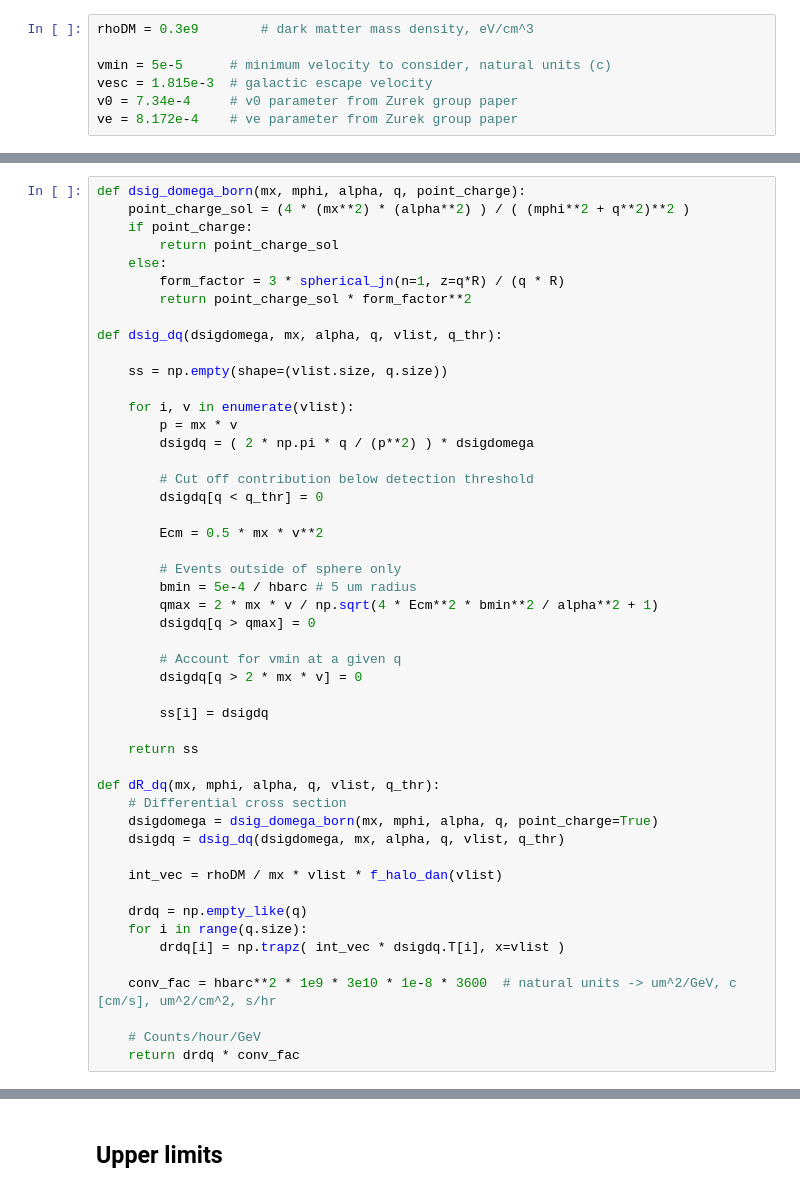
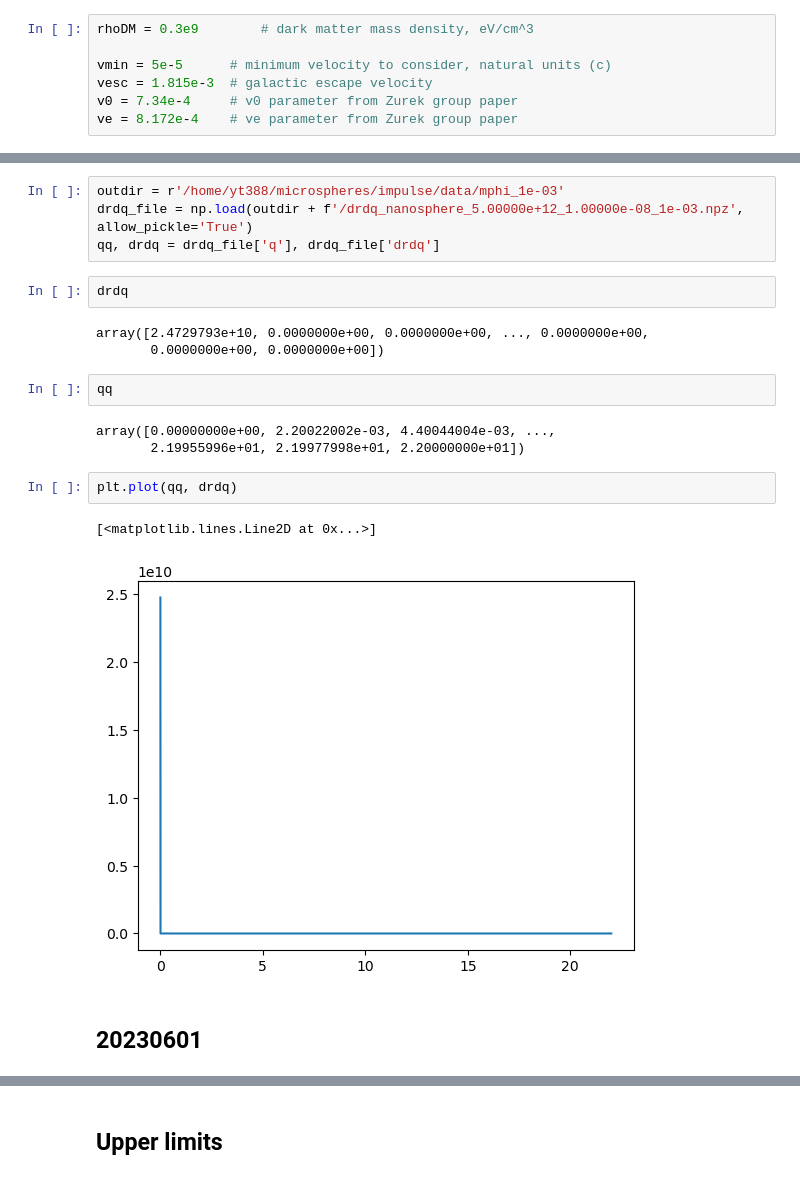
Before and after one commit to yuhants/impulse, a Jupyter notebook: yuhan/set_limits_massless_mediator.ipynb, the cells around one changed output, grey strips where cells are left out. Saved outputs shown, nothing was run; the diff lists cells and outputs as text.

```diff
--- a/yuhan/set_limits_massless_mediator.ipynb
+++ b/yuhan/set_limits_massless_mediator.ipynb
@@ -59,49 +28,21 @@ def f_halo_dan(v):
-# %%
-def dsig_domega_born(mx, mphi, alpha, q, point_charge):
-    point_charge_sol = (4 * (mx**2) * (alpha**2) ) / ( (mphi**2 + q**2)**2 )
-    if point_charge:
-        return point_charge_sol
-    else:
-        form_factor = 3 * spherical_jn(n=1, z=q*R) / (q * R)
-        return point_charge_sol * form_factor**2
-
-def dsig_dq(dsigdomega, mx, alpha, q, vlist, q_thr):
-
-    ss = np.empty(shape=(vlist.size, q.size))
-
-    for i, v in enumerate(vlist):
-        p = mx * v
-        dsigdq = ( 2 * np.pi * q / (p**2) ) * dsigdomega
-
-        # Cut off contribution below detection threshold
-        dsigdq[q < q_thr] = 0
-
-        Ecm = 0.5 * mx * v**2
-
-        # Events outside of sphere only
-        bmin = 5e-4 / hbarc # 5 um radius
-        qmax = 2 * mx * v / np.sqrt(4 * Ecm**2 * bmin**2 / alpha**2 + 1)
-        dsigdq[q > qmax] = 0
-
-        # Account for vmin at a given q
-        dsigdq[q > 2 * mx * v] = 0
-
-        ss[i] = dsigdq
-
-    return ss
-
-def dR_dq(mx, mphi, alpha, q, vlist, q_thr):
-    # Differential cross section
-    dsigdomega = dsig_domega_born(mx, mphi, alpha, q, point_charge=True)
-    dsigdq = dsig_dq(dsigdomega, mx, alpha, q, vlist, q_thr)
-
-    int_vec = rhoDM / mx * vlist * f_halo_dan(vlist)
-
-    drdq = np.empty_like(q)
-    for i in range(q.size):
-        drdq[i] = np.trapz( int_vec * dsigdq.T[i], x=vlist )
-
-    conv_fac = hbarc**2 * 1e9 * 3e10 * 1e-8 * 3600  # natural units -> um^2/GeV, c [cm/s], um^2/cm^2, s/hr
-
-    # Counts/hour/GeV
-    return drdq * conv_fac
+# %%
+outdir = r'/home/yt388/microspheres/impulse/data/mphi_1e-03'
+drdq_file = np.load(outdir + f'/drdq_nanosphere_5.00000e+12_1.00000e-08_1e-03.npz', allow_pickle='True')
+qq, drdq = drdq_file['q'], drdq_file['drdq']
+# %%
+drdq
+# %% [output]
+array([2.4729793e+10, 0.0000000e+00, 0.0000000e+00, ..., 0.0000000e+00,
+       0.0000000e+00, 0.0000000e+00])
+# %%
+qq
+# %% [output]
+array([0.00000000e+00, 2.20022002e-03, 4.40044004e-03, ...,
+       2.19955996e+01, 2.19977998e+01, 2.20000000e+01])
+# %%
+plt.plot(qq, drdq)
+# %% [output]
+[<matplotlib.lines.Line2D at 0x...>]
+[figure, added]
+# %% [markdown]
+## 20230601
```
Also changed, not shown: parts of 22 cells of this notebook, 4 other files.
